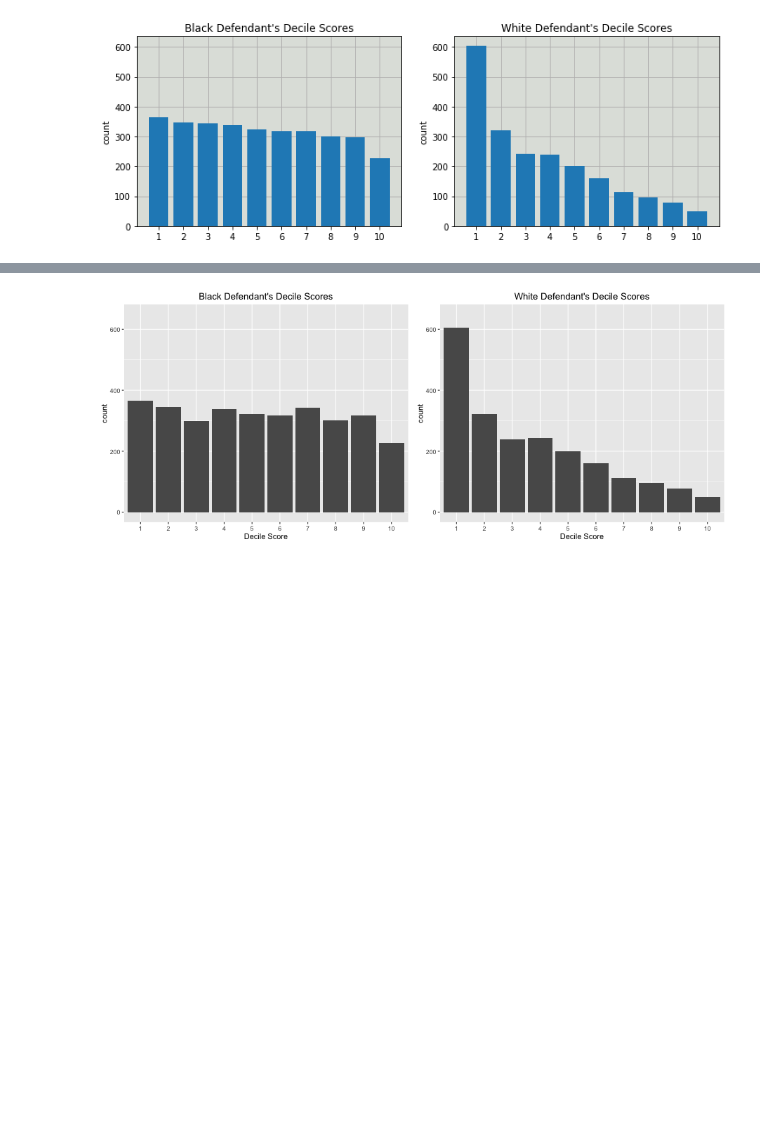
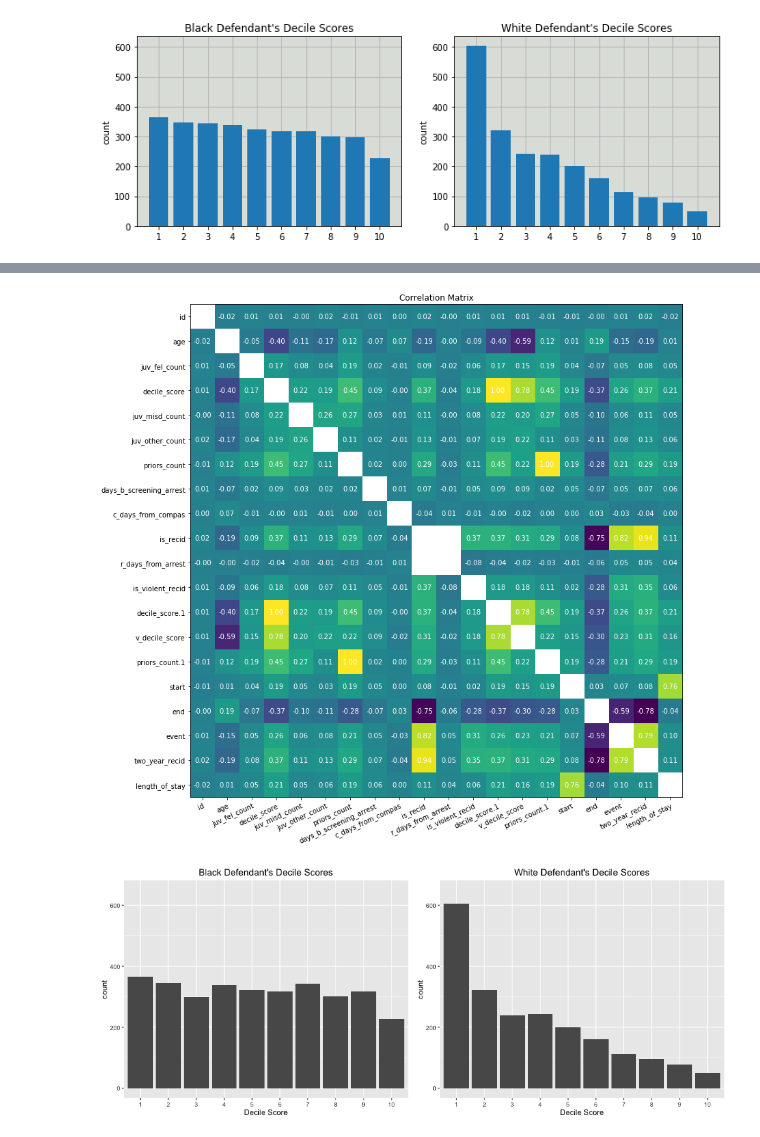
Before and after one commit to changxu33/compas-analysis, a Jupyter notebook: Compas Analysis.ipynb, the cells around one changed output, grey strips where cells are left out. Drawn from its saved outputs; the diff is of its cells as text; code cells hidden in the pictures; blank space fills up the shorter version.

```diff
--- a/Compas Analysis.ipynb
+++ b/Compas Analysis.ipynb
@@ -176,3 +198,26 @@ plt.show()
+# %%
+df_filter = df.copy()
+del df_filter['violent_recid']
+df_corr = df_filter.corr()
+for _, i in enumerate(df_corr.index):
+    df_corr.loc[i,i] = np.nan
+fig, ax = plt.subplots(figsize=(12,12))
+im = ax.imshow(df_corr.values)
+ax.set_xticks(np.arange(len(df_corr.columns)))
+ax.set_yticks(np.arange(len(df_corr.index)))
+ax.set_xticklabels(df_corr.columns)
+ax.set_yticklabels(df_corr.index)
+plt.setp(ax.get_xticklabels(), rotation=25, ha="right", rotation_mode="anchor")
+for idx, i in enumerate(df_corr.index):
+    for jdx, j in enumerate(df_corr.columns):
+        text = ax.text(idx, jdx, "{:0.2f}".format(df_corr.loc[i, j]),
+                       ha="center", va="center", color="w")
+
+ax.set_title("Correlation Matrix")
+fig.tight_layout()
+plt.show()
+# %% [output]
+[figure, added]
 # %%
 '''
 %%R -w 900 -h 363 -u px
```
Also changed, not shown: parts of 1 cell of this notebook.
